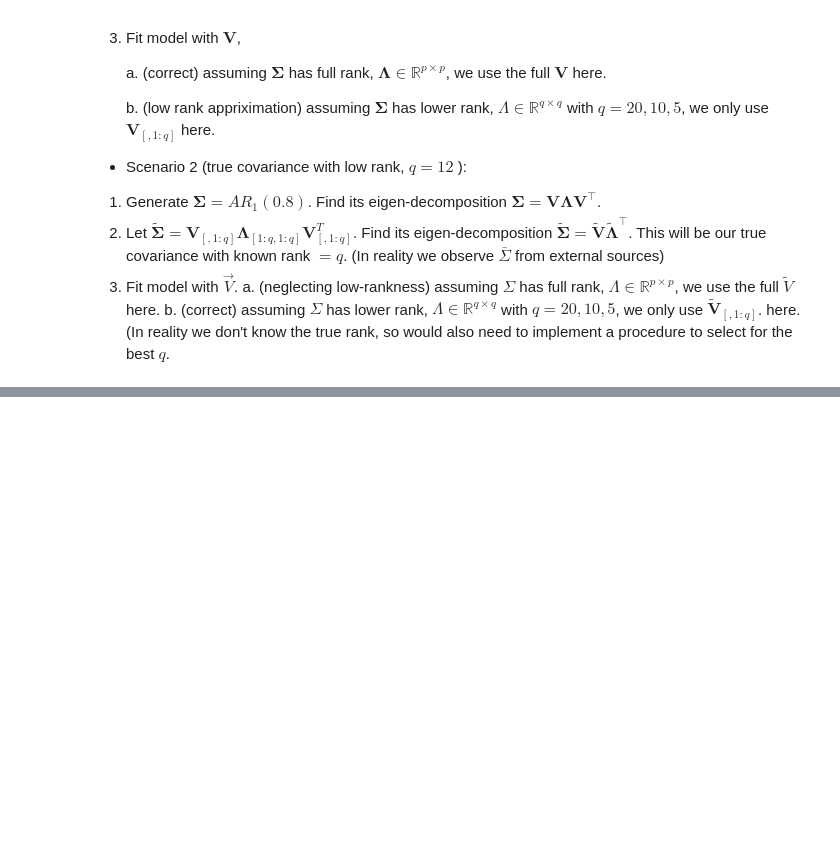
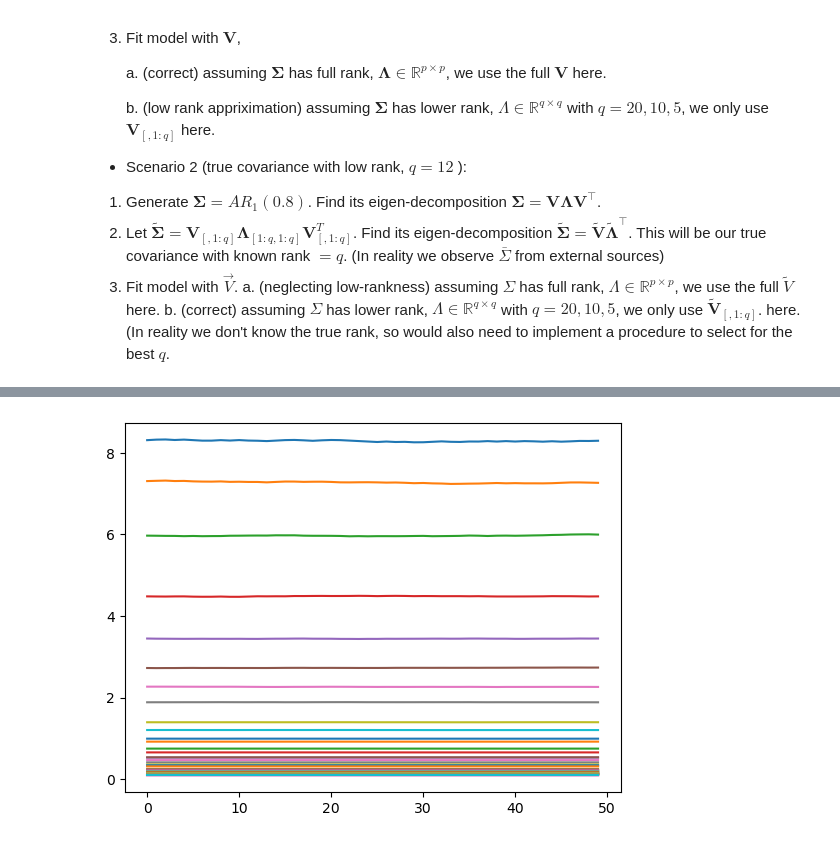
Before and after one commit to wiwh/gllvmprime, a Jupyter notebook: low_rank_MPLN/low_rank_MPLN.ipynb, the cells around one changed output, grey strips where cells are left out. Saved outputs shown, nothing was run; the diff lists cells and outputs as text; code cells hidden in the pictures; blank space fills up the shorter version.

```diff
--- a/low_rank_MPLN/low_rank_MPLN.ipynb
+++ b/low_rank_MPLN/low_rank_MPLN.ipynb
@@ -424,0 +144,5 @@ plt.plot(fit['A_hist'])
+# %%
+# Plot the last 50 iterations of A
+_ = plt.plot(np.exp(fit['A_last']))
+# %% [output]
+[figure, added]
```
Also changed, not shown: parts of 37 cells of this notebook, 12 other files.
